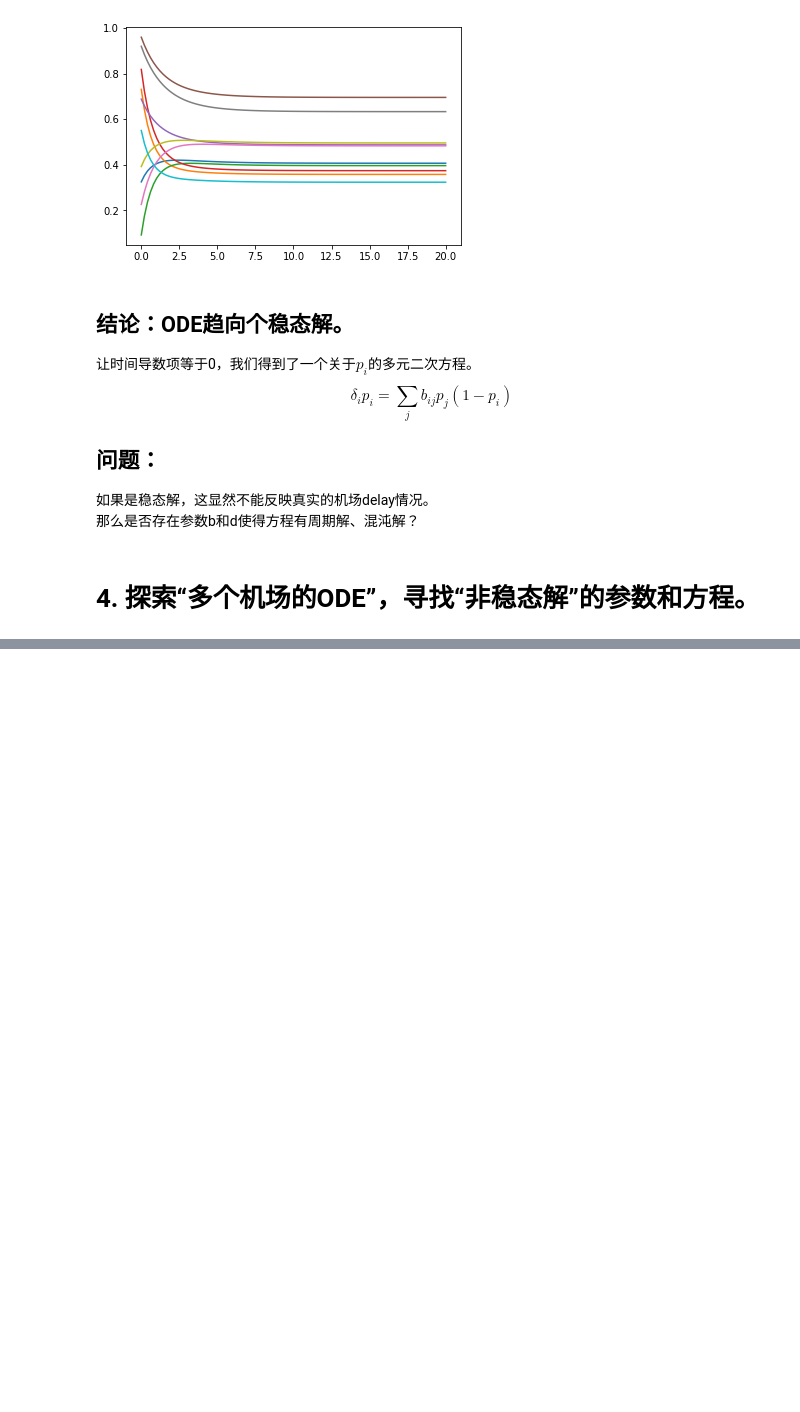
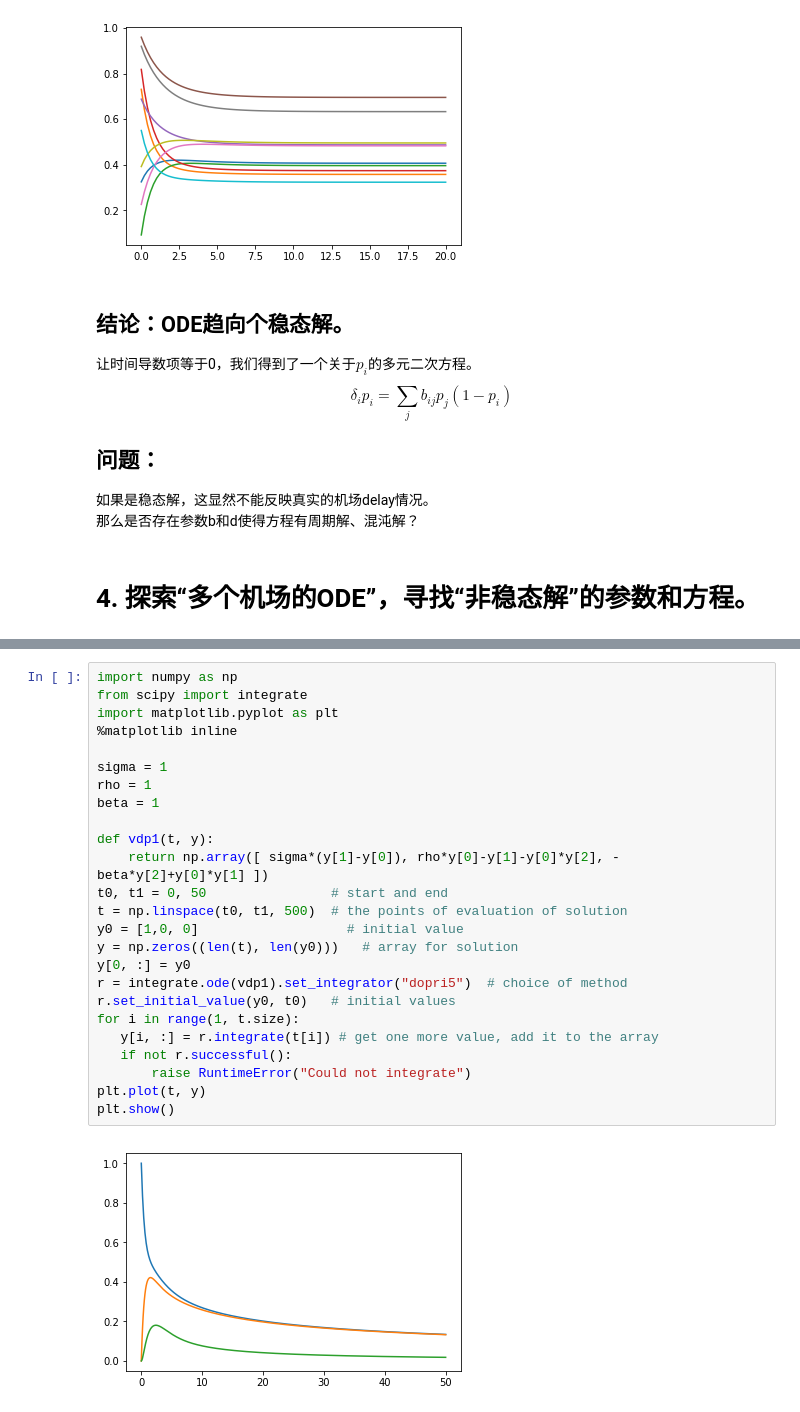
Before and after one commit to Jian2017/AirlineDelay, a Jupyter notebook: ODEsolver.ipynb, the cells around one changed output, grey strips where cells are left out. Saved outputs shown, nothing was run; the diff lists cells and outputs as text; blank space fills up the shorter version.

```diff
--- a/ODEsolver.ipynb
+++ b/ODEsolver.ipynb
@@ -179,0 +190,27 @@ plt.show()
+# %%
+import numpy as np
+from scipy import integrate
+import matplotlib.pyplot as plt
+%matplotlib inline
+
+sigma = 1
+rho = 1
+beta = 1
+
+def vdp1(t, y):
+    return np.array([ sigma*(y[1]-y[0]), rho*y[0]-y[1]-y[0]*y[2], -beta*y[2]+y[0]*y[1] ])
+t0, t1 = 0, 50                # start and end
+t = np.linspace(t0, t1, 500)  # the points of evaluation of solution
+y0 = [1,0, 0]                   # initial value
+y = np.zeros((len(t), len(y0)))   # array for solution
+y[0, :] = y0
+r = integrate.ode(vdp1).set_integrator("dopri5")  # choice of method
+r.set_initial_value(y0, t0)   # initial values
+for i in range(1, t.size):
+   y[i, :] = r.integrate(t[i]) # get one more value, add it to the array
+   if not r.successful():
+       raise RuntimeError("Could not integrate")
+plt.plot(t, y)
+plt.show()
+# %% [output]
+[figure, added]
```
Also changed, not shown: parts of 3 cells of this notebook.
